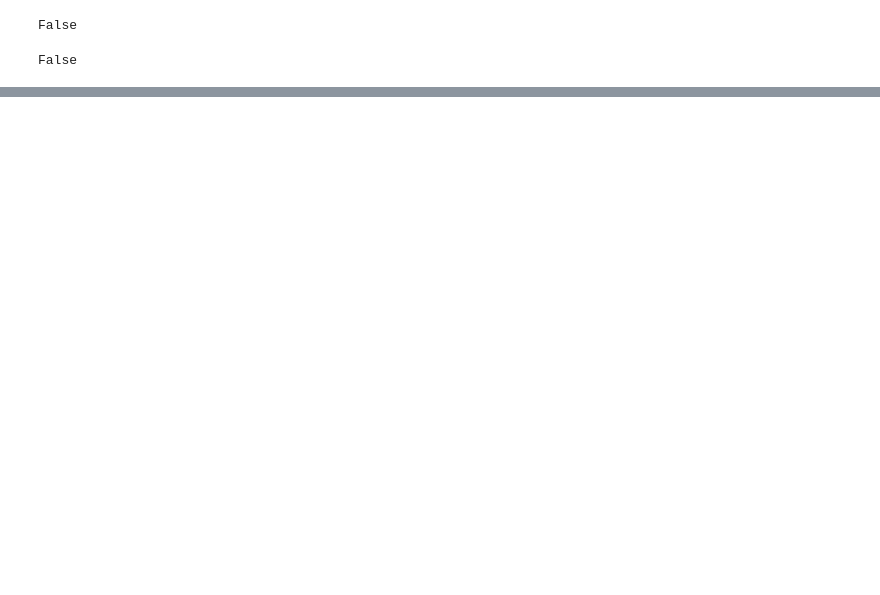
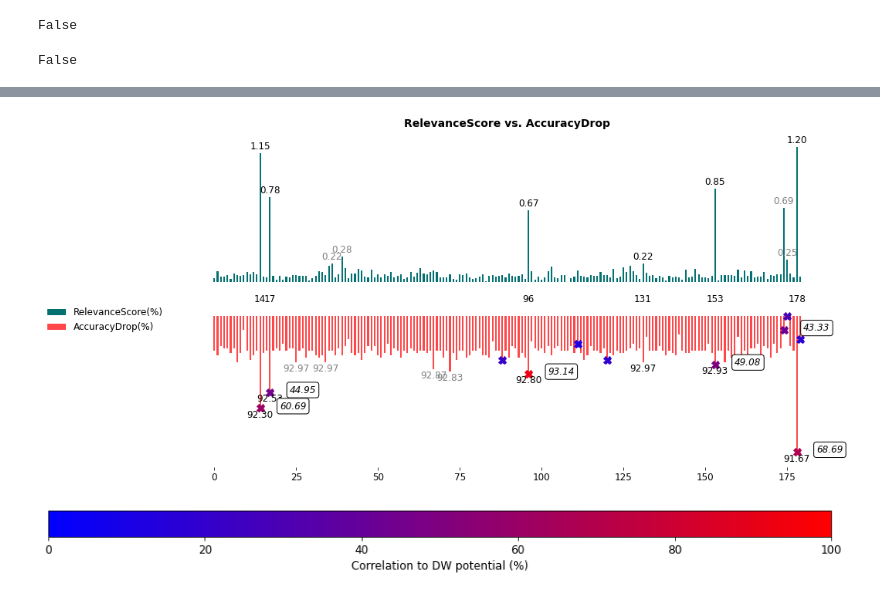
Before and after one commit to zwei21/LayerRelevancePropagation, a Jupyter notebook: example_oneD.ipynb, the cells around one changed output, grey strips where cells are left out. Saved outputs shown, nothing was run; the diff lists cells and outputs as text; code cells hidden in the pictures; blank space fills up the shorter version.

Commit message:
Implement plot with Correlation Score

```diff
--- a/example_oneD.ipynb
+++ b/example_oneD.ipynb
@@ -495,0 +649,5 @@ sum(relevance[0])
+# %%
+MLCorrPlot([ADrop_train_avg], oneD_dataset, pots, scoreA=relevance[0], scoreB=ADrop_train_avg, topN=10, isDrop=True, fullRank=True)
+# %% [output]
+[figure, added]
+[figure, added]
```
Also changed, not shown: parts of 20 cells of this notebook.
